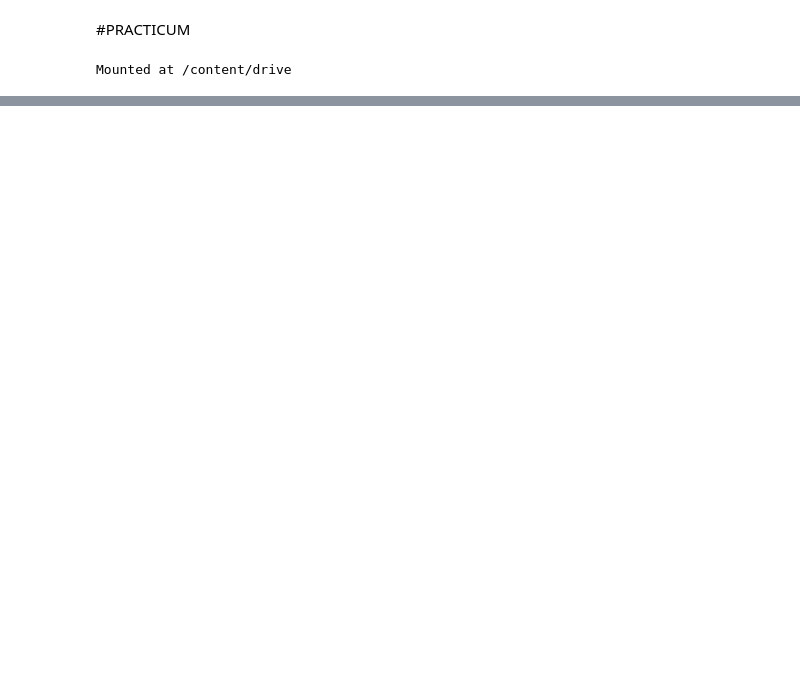
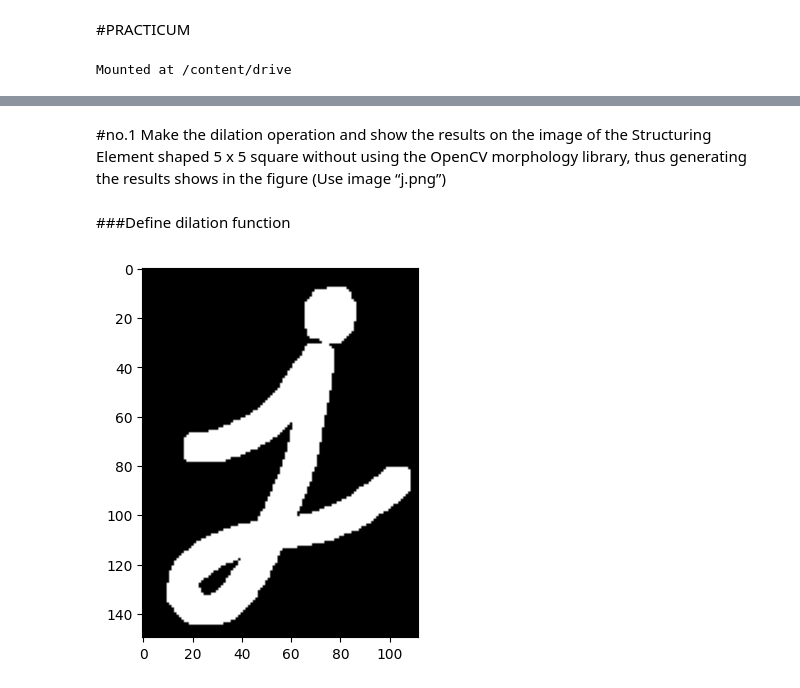
Before and after one commit to noora20FH/PCVK, a Jupyter notebook: week9.ipynb, the cells around one changed output, grey strips where cells are left out. Saved outputs shown, nothing was run; the diff lists cells and outputs as text; code cells hidden in the pictures; blank space fills up the shorter version.

```diff
--- a/week9.ipynb
+++ b/week9.ipynb
@@ -354,0 +34,36 @@ cv2_imshow(final)
+# %%
+se = np.ones((5, 5), dtype=np.uint8)
+# %% [markdown]
+#no.1 Make the dilation operation and show the results on the image of the Structuring Element shaped 5 x 5 square without using the OpenCV morphology library, thus generating the results shows in the figure (Use image “j.png”)
+# %% [markdown]
+###Define dilation function
+# %%
+def dilation(img, se):
+    # Get the dimensions of the image and the SE
+    img_height, img_width = img.shape
+    se_height, se_width = se.shape
+
+    # Create a padding around the image with zeros
+    img_padded = np.zeros((img_height + se_height - 1, img_width + se_width - 1), dtype=np.uint8)
+    img_padded[se_height - 1:img_height + se_height - 1, se_width - 1:img_width + se_width - 1] = img
+
+    # Create a new image for the result
+    result = np.zeros((img_height, img_width), dtype=np.uint8)
+
+    # Iterate over every pixel in the image
+    for i in range(img_height):
+        for j in range(img_width):
+            # Check if the SE overlaps with the image at this pixel
+            if (img_padded[i:i+se_height, j:j+se_width] * se).max() > 0:
+                result[i, j] = 255
+
+    return result
+
+    # Apply the dilation operation to the image
+dilated_img = dilation(img_gray, se)
+
+# Show the results
+plt.imshow(dilated_img, cmap='gray')
+plt.show()
+# %% [output]
+[figure, added]
```
Also changed, not shown: parts of 50 cells of this notebook.
